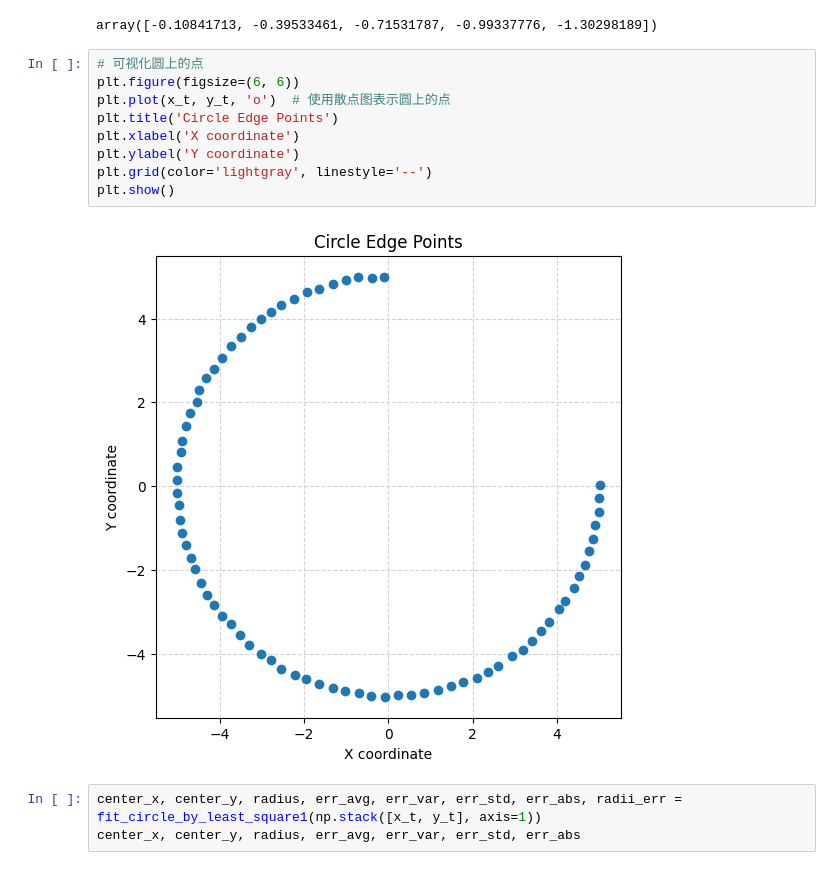
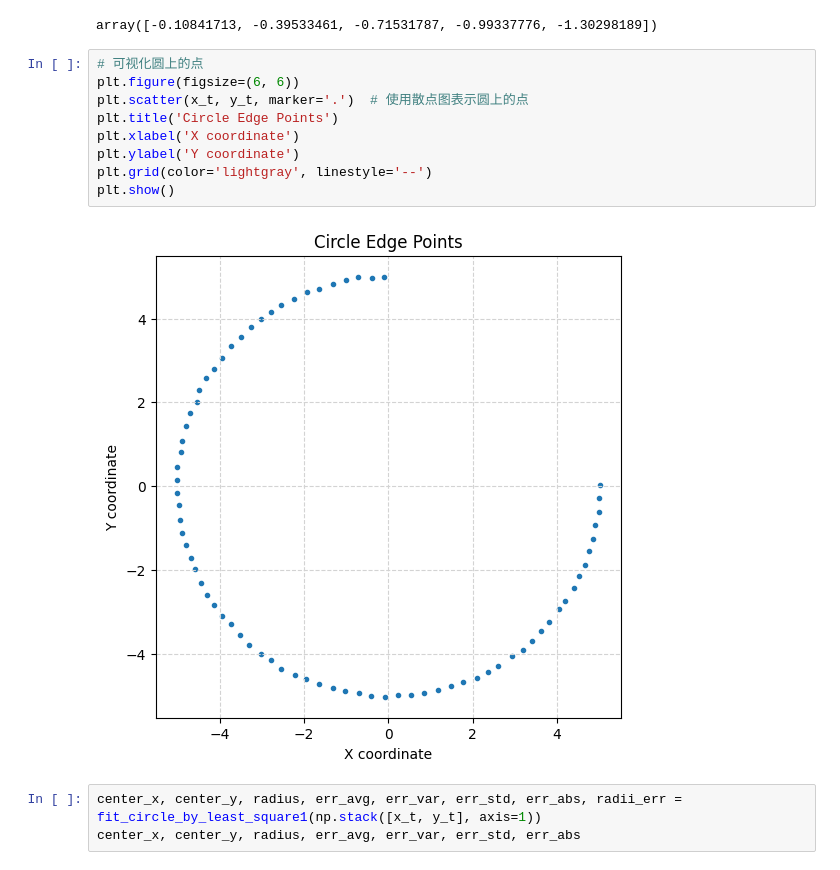
Before and after one commit to NagatoYuki0943/ML, a Jupyter notebook: code/other_algorithm/least_squares/fit_circle_by_least_square.ipynb, the cells around one changed output. Cells and saved outputs as stored; diff of their text form.

```diff
--- a/code/other_algorithm/least_squares/fit_circle_by_least_square.ipynb
+++ b/code/other_algorithm/least_squares/fit_circle_by_least_square.ipynb
@@ -355,14 +360,14 @@ array([-0.10841713, -0.39533461, -0.71531787, -0.99337776, -1.30298189])
 # %%
 # 可视化圆上的点
 plt.figure(figsize=(6, 6))
-plt.plot(x_t, y_t, 'o')  # 使用散点图表示圆上的点
+plt.scatter(x_t, y_t, marker='.')  # 使用散点图表示圆上的点
 plt.title('Circle Edge Points')
 plt.xlabel('X coordinate')
 plt.ylabel('Y coordinate')
 plt.grid(color='lightgray', linestyle='--')
 plt.show()
 # %% [output]
-[figure, old version]
+[figure, new version]
 # %%
 center_x, center_y, radius, err_avg, err_var, err_std, err_abs, radii_err = fit_circle_by_least_square1(np.stack([x_t, y_t], axis=1))
 center_x, center_y, radius, err_avg, err_var, err_std, err_abs
```
Also changed, not shown: parts of 10 cells of this notebook.
